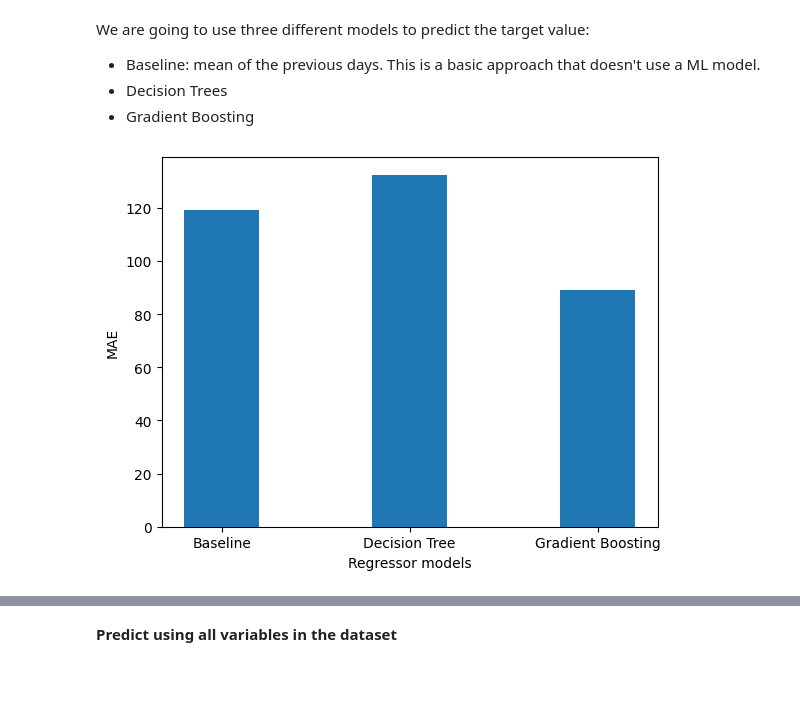
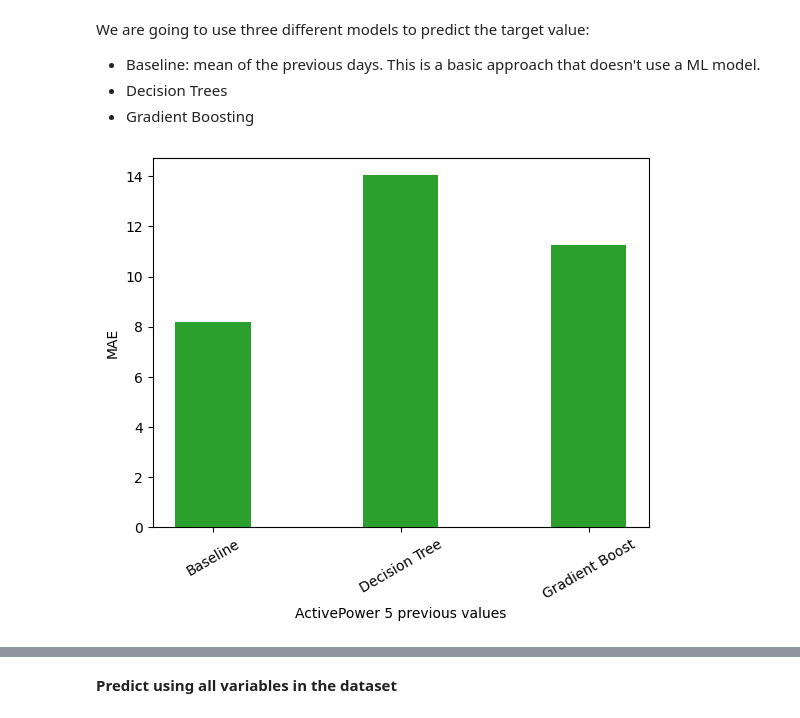
Before and after one commit to acrulopez/data-mining-UPM, a Jupyter notebook: Project.ipynb, the cells around one changed output, grey strips where cells are left out. Drawn from its saved outputs; the diff is of its cells as text; code cells hidden in the pictures; blank space fills up the shorter version.

```diff
--- a/Project.ipynb
+++ b/Project.ipynb
@@ -386,7 +387,7 @@ __Predict the next time step using a sequence of past observations__
 
 We are going to use the __ActivePower__ value from the previous 5 days to predict the value for the next day.
 # %%
-new_df = pd.concat([df[['Date','ActivePower']],df.iloc[:,-5:]],axis=1)
-new_df = new_df.dropna().reset_index(drop=True)
+new_df = pd.concat([df_daily[['ActivePower']],df_daily.iloc[:,-5:]],axis=1)
+#new_df = new_df.dropna().reset_index(drop=True)
 new_df
 # %% [output]
@@ -431,20 +433,11 @@ gbr_5.fit(X_train, y_train.ravel())
 gbr_5_pred = gbr_5.predict(X_test)
 # %%
 from sklearn.metrics import mean_absolute_error
-
-baseline_mae = mean_absolute_error(y_test, baseline_pred)
-dt_5_mae = mean_absolute_error(y_test, dt_reg_5_pred)
-gbr_5_mae = mean_absolute_error(y_test, gbr_5_pred)
+seq_5_dict = {}
+seq_5_dict["Baseline"] = mean_absolute_error(y_test, baseline_pred)
+seq_5_dict["Decision Tree"] = mean_absolute_error(y_test, dt_reg_5_pred)
+seq_5_dict["Gradient Boost"] = mean_absolute_error(y_test, gbr_5_pred)
 # Generate the bar plot
-fig, ax = plt.subplots()
-
-x = ['Baseline', 'Decision Tree', 'Gradient Boosting']
-y = [baseline_mae, dt_5_mae, gbr_5_mae]
-
-ax.bar(x, y, width=0.4)
-ax.set_xlabel('Regressor models')
-ax.set_ylabel('MAE')
-
-plt.show()
+plot_error("ActivePower 5 previous values", seq_5_dict)
 # %% [output]
-[figure, old version]
+[figure, new version]
```
Also changed, not shown: parts of 14 cells of this notebook.
